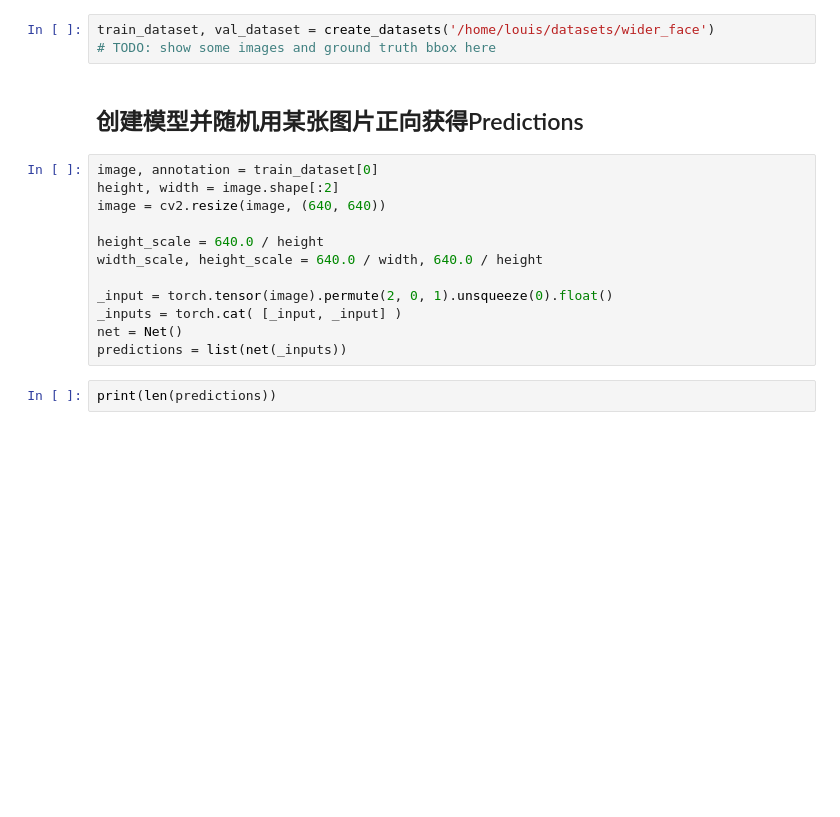
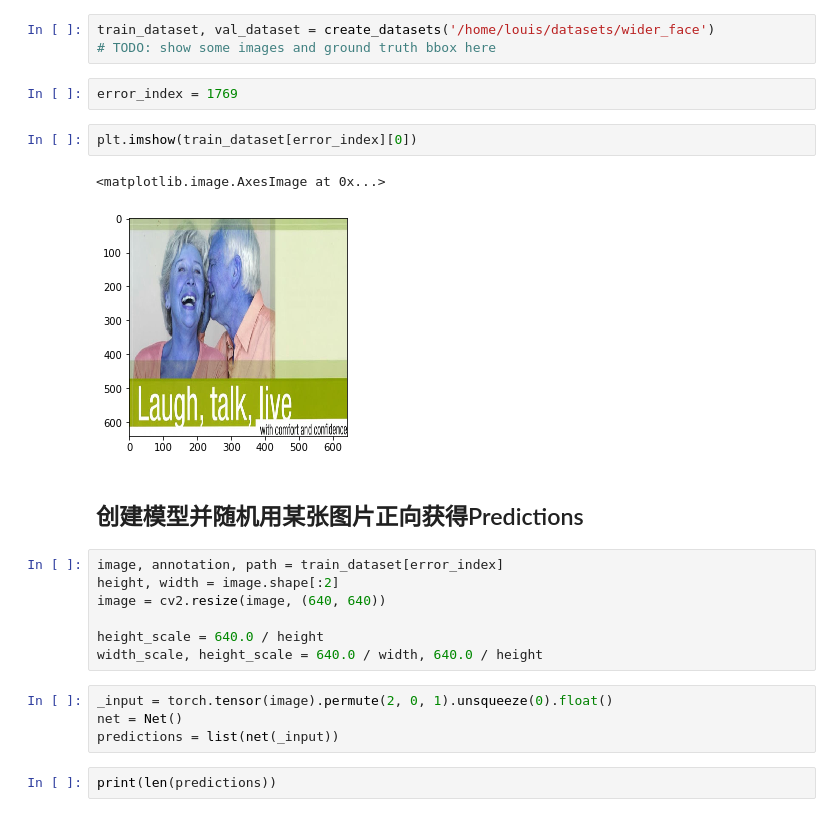
Before and after one commit to louis-she/sfd.pytorch, a Jupyter notebook: demo.ipynb, the cells around one changed output. Saved outputs shown, nothing was run; the diff lists cells and outputs as text; blank space fills up the shorter version.

```diff
--- a/demo.ipynb
+++ b/demo.ipynb
@@ -11,20 +15,26 @@ from anchor import generate_anchors, mark_anchors
 # %%
 train_dataset, val_dataset = create_datasets('/home/louis/datasets/wider_face')
 # TODO: show some images and ground truth bbox here
+# %%
+error_index = 1769
+# %%
+plt.imshow(train_dataset[error_index][0])
+# %% [output]
+<matplotlib.image.AxesImage at 0x...>
+[figure, added]
 # %% [markdown]
 ## 创建模型并随机用某张图片正向获得Predictions
 # %%
-image, annotation = train_dataset[0]
+image, annotation, path = train_dataset[error_index]
 height, width = image.shape[:2]
 image = cv2.resize(image, (640, 640))
 
 height_scale = 640.0 / height
 width_scale, height_scale = 640.0 / width, 640.0 / height
-
-_input = torch.tensor(image).permute(2, 0, 1).unsqueeze(0).float()
-_inputs = torch.cat( [_input, _input] )
-net = Net()
-predictions = list(net(_inputs))
+# %%
+_input = torch.tensor(image).permute(2, 0, 1).unsqueeze(0).float()
+net = Net()
+predictions = list(net(_input))
 # %%
 print(len(predictions))
 # %% [output]
```
Also changed, not shown: parts of 6 cells of this notebook, 2 other files.
